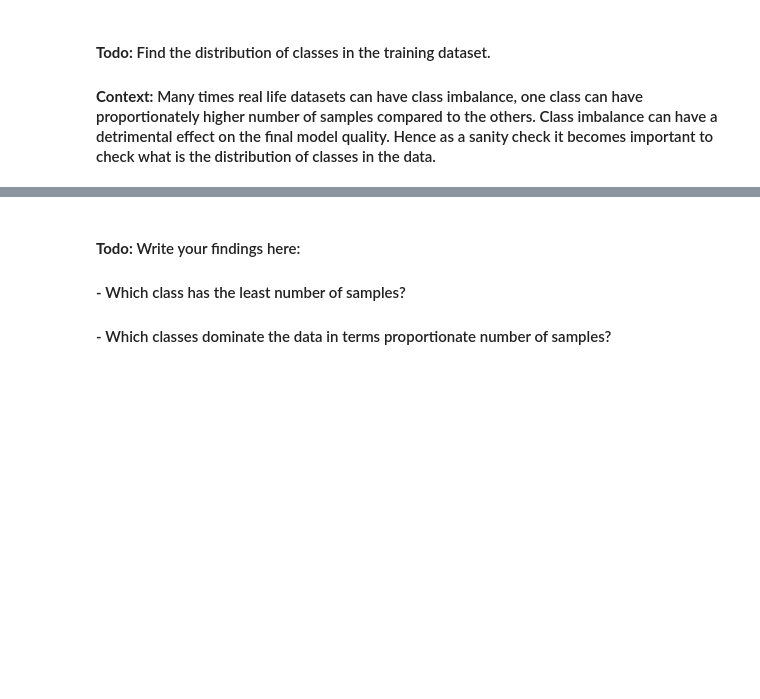
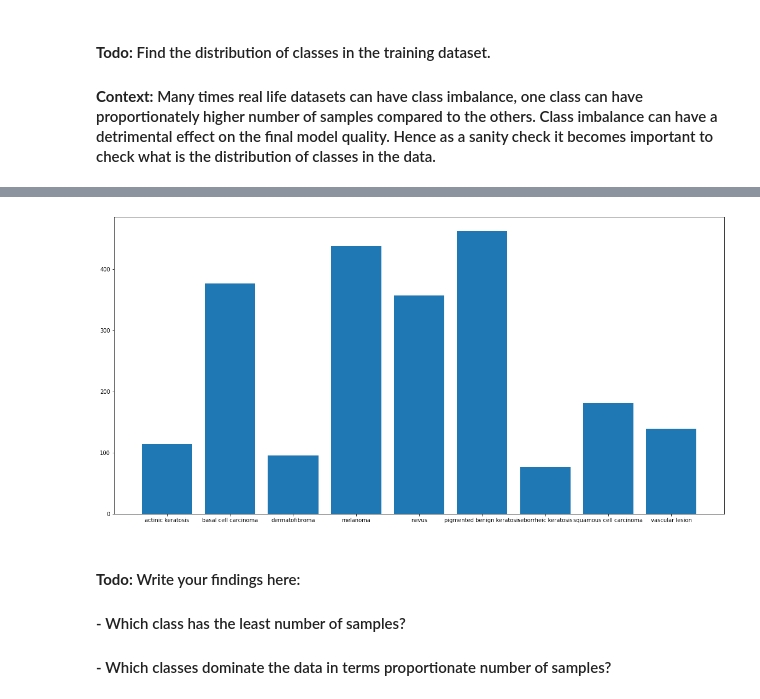
Before and after one commit to yalagamsrinivas/Melanoma-Detection-Assignment, a Jupyter notebook: Starter_code_Assignment_CNN_Skin_Cancer.ipynb, the cells around one changed output, grey strips where cells are left out. Cells and saved outputs as stored; diff of their text form; code cells hidden in the pictures; blank space fills up the shorter version.

```diff
--- a/Starter_code_Assignment_CNN_Skin_Cancer.ipynb
+++ b/Starter_code_Assignment_CNN_Skin_Cancer.ipynb
@@ -192,0 +479,7 @@ plt.show()
+# %%
+## Your code goes here.
+dict_temp={}
+print("get sample size of each class")
+for i in range(len(class_names)):
+  print(class_names[i],' : ',len(list(data_dir_train.glob(class_names[i]+'/*.jpg'))))
+  dict_temp[class_names[i]] = len(list(data_dir_train.glob(class_names[i]+'/*.jpg')))
@@ -193,3 +497,13 @@ plt.show()
+# %%
+import matplotlib.pyplot as plt
+figure = plt.figure()
+figure.set_figwidth(20)
+figure.set_figheight(10)
+plt.bar(range(len(dict_temp)), list(dict_temp.values()), align='center')
+plt.xticks(range(len(dict_temp)), list(dict_temp.keys()))
+plt.show()
+# %% [output]
+[figure, added]
 # %% [markdown]
 #### **Todo:** Write your findings here:
 #### - Which class has the least number of samples?
```
Also changed, not shown: parts of 58 cells of this notebook.
